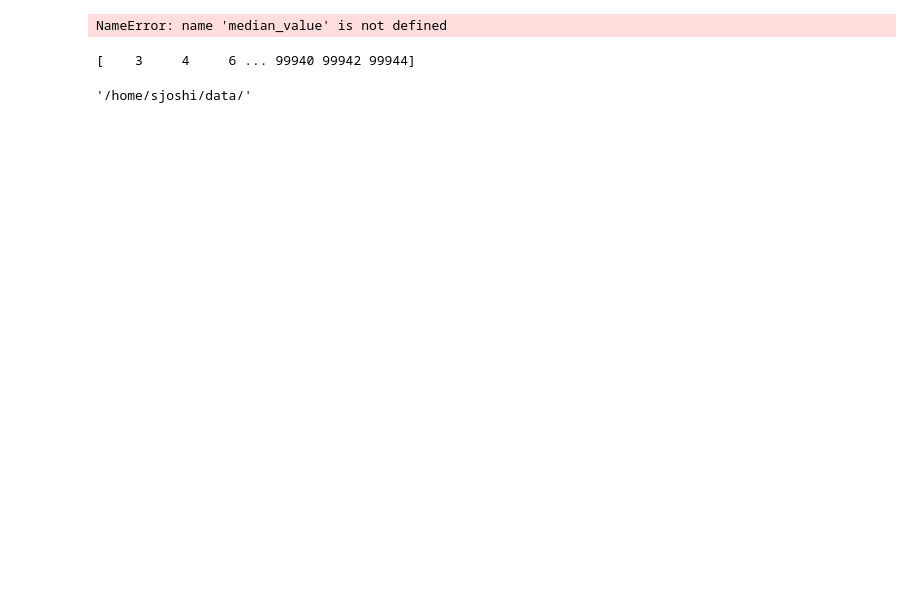
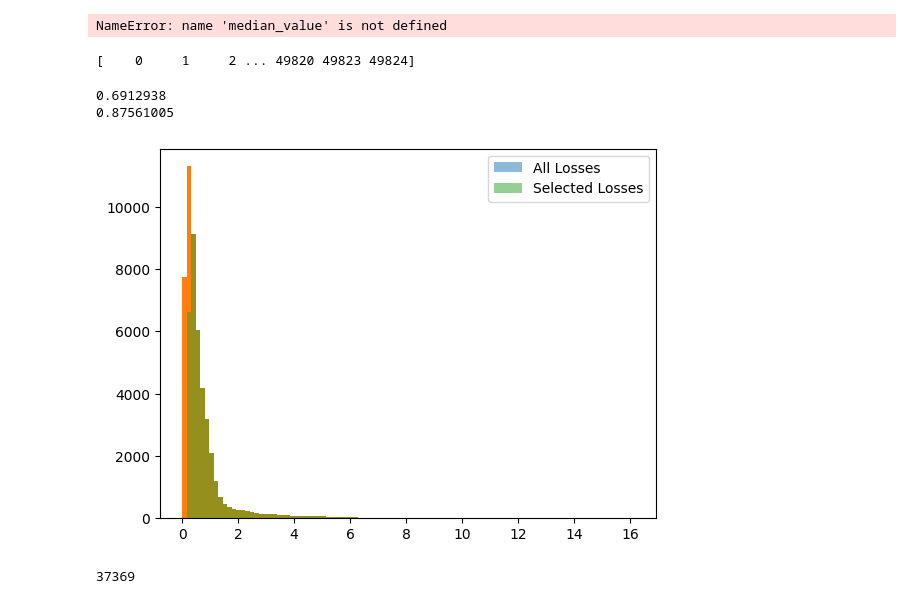
Before and after one commit to sjoshi804/llava-fork, a Jupyter notebook: scratch.ipynb, the cells around one changed output. Drawn from its saved outputs; the diff is of its cells as text; code cells hidden in the pictures; blank space fills up the shorter version.

```diff
--- a/scratch.ipynb
+++ b/scratch.ipynb
@@ -696,0 +734,25 @@ plt.show()
+# %%
+import matplotlib.pyplot as plt
+import numpy as np
+
+loss = load_and_concat_tensors("loss_stats", "ai2d").numpy()
+loss = np.nan_to_num(loss, nan=0.0)
+
+# Calculate the 50th percentile (median) value
+median_value = np.percentile(loss, 50)
+print("median", median_value)
+
+# Plot histogram of 'loss' with 100 bins
+plt.hist(loss, bins=100, color='skyblue', edgecolor='black')
+plt.axvline(median_value, color='r', linestyle='dashed', linewidth=1, label='50th percentile')
+
+# Set x-limits to ensure the median line is visible
+plt.xlim([min(loss), max(loss)])
+
+plt.legend()
+plt.xlabel('Loss')
+plt.ylabel('Frequency')
+plt.title('Loss Distribution with 50th Percentile')
+plt.show()
+
+print(np.mean(loss), np.min(loss), np.max(loss))
@@ -719,7 +785,23 @@ y = 100
 indices = get_indices_between_percentiles(loss, x, y)
 print(indices)
 # %% [output]
-[    3     4     6 ... 99940 99942 99944]
+[    0     1     2 ... 49820 49823 49824]
+# %%
+print(np.mean(loss))
+print(np.mean(loss[indices]))
+
+plt.hist(loss, bins=100, alpha=0.5, label='All Losses')
+plt.hist(loss[indices], bins=plt.hist(loss, bins=100)[1], alpha=0.5, label='Selected Losses')
+plt.legend()
+plt.show()
+# %% [output]
+0.6912938
+0.87561005
+[figure, added]
+# %%
+len(indices)
+# %% [output]
+37369
 # %%
 import json
 
@@ -731,5 +816 @@ with open("/home/sjoshi/llava-fork/mminstruct_data/ai2d_gen_task_desc_75k_high_l
     json.dump(data, f, indent=3)
-# %%
-data["image_folder"]
-# %% [output]
-'/home/sjoshi/data/'
```
Also changed, not shown: parts of 9 cells of this notebook, 6 other files.
